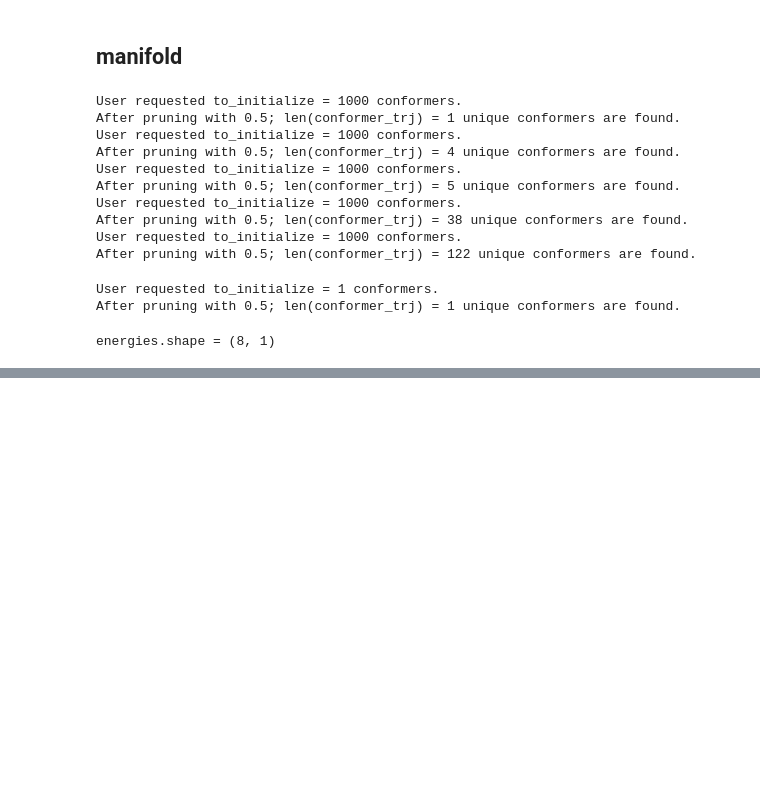
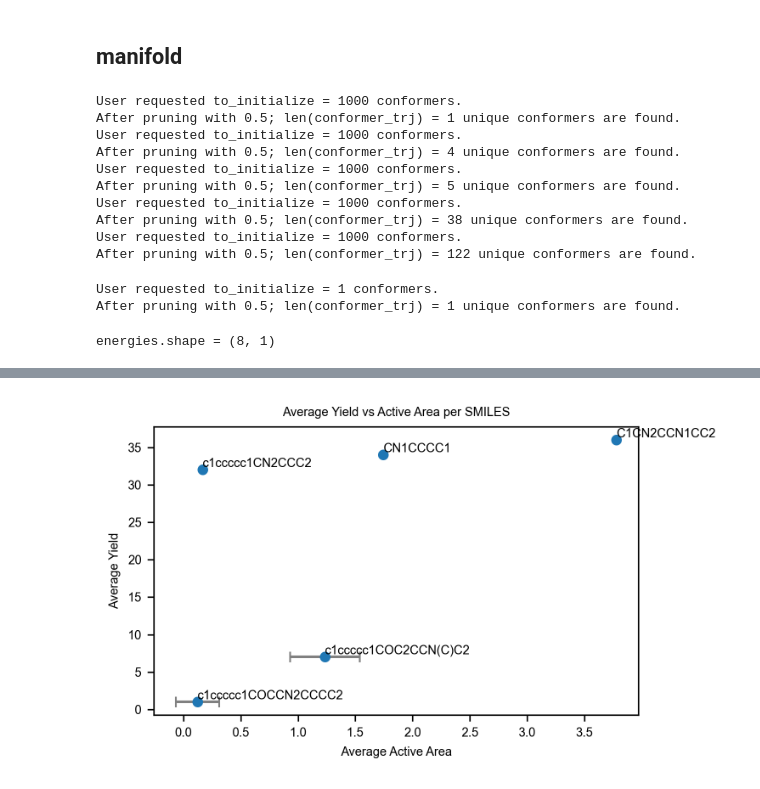
Before and after one commit to schwallergroup/CFT, a Jupyter notebook: examples/sarina_cat/sarina.ipynb, the cells around one changed output, grey strips where cells are left out. Drawn from its saved outputs; the diff is of its cells as text; code cells hidden in the pictures; blank space fills up the shorter version.

Commit message:
plotting for example

```diff
--- a/examples/sarina_cat/sarina.ipynb
+++ b/examples/sarina_cat/sarina.ipynb
@@ -124,0 +97,3 @@ view(view_trj)
+# %%
+cats_traj = read('cats_traj.xyz', index=':')
+out_traj = read('out_trj.xyz', index=':')
@@ -124,0 +158,36 @@ view(view_trj)
+# %%
+import pandas as pd
+import matplotlib.pyplot as plt
+
+# Group by smiles and compute mean and std
+grouped = df.groupby("smiles")[["active_area", "yield"]].agg(["mean", "std"])
+grouped.columns = ["active_area_mean", "active_area_std", "yield_mean", "yield_std"]
+avg_df = grouped.reset_index()
+
+# Plot
+plt.figure(figsize=(5, 3), dpi=300)
+plt.errorbar(
+    avg_df["active_area_mean"],
+    avg_df["yield_mean"],
+    xerr=avg_df["active_area_std"],
+    yerr=avg_df["yield_std"],
+    fmt="o",
+    ecolor="gray",
+    capsize=3,
+    markersize=5,
+)
+
+# Add SMILES labels
+for _, row in avg_df.iterrows():
+    plt.text(
+        row["active_area_mean"], row["yield_mean"],
+        row["smiles"], fontsize=7, ha="left", va="bottom"
+    )
+
+plt.xlabel("Average Active Area")
+plt.ylabel("Average Yield")
+plt.title("Average Yield vs Active Area per SMILES")
+plt.tight_layout()
+plt.show()
+# %% [output]
+[figure, added]
```
Also changed, not shown: parts of 13 cells of this notebook.
